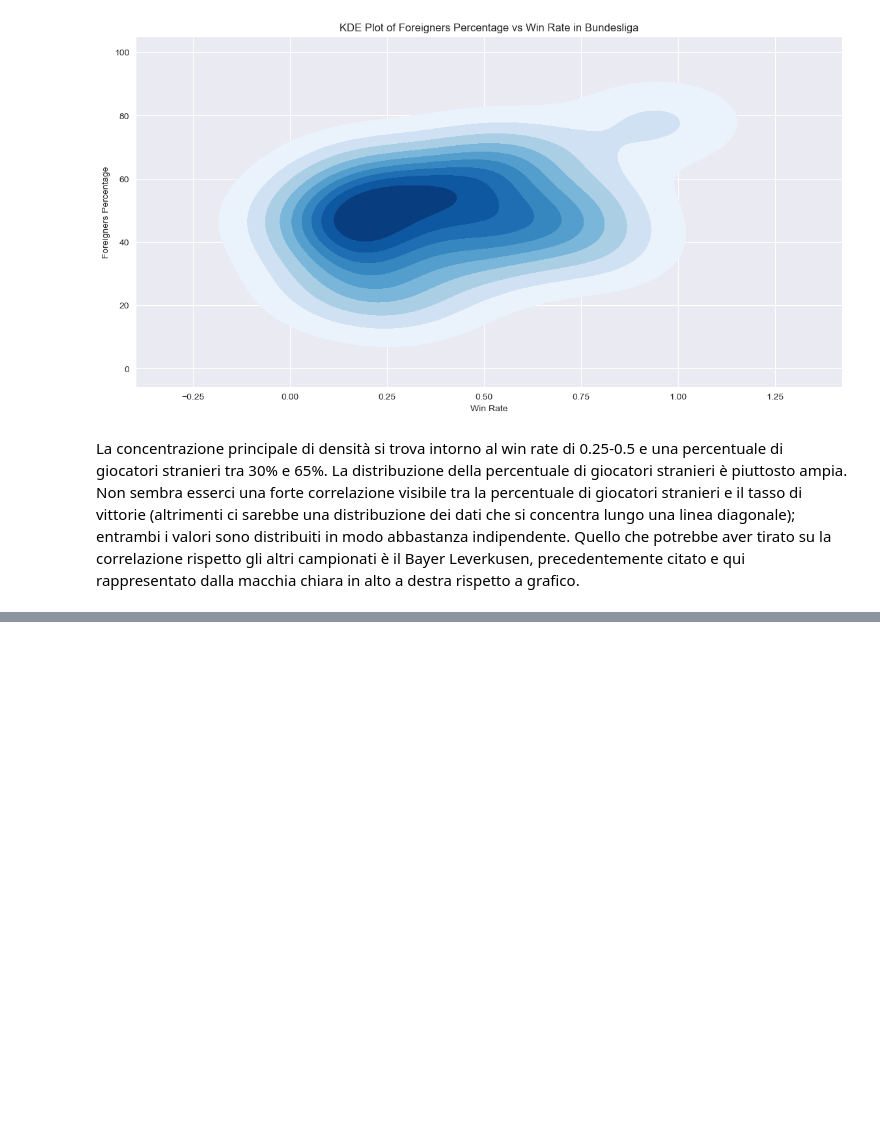
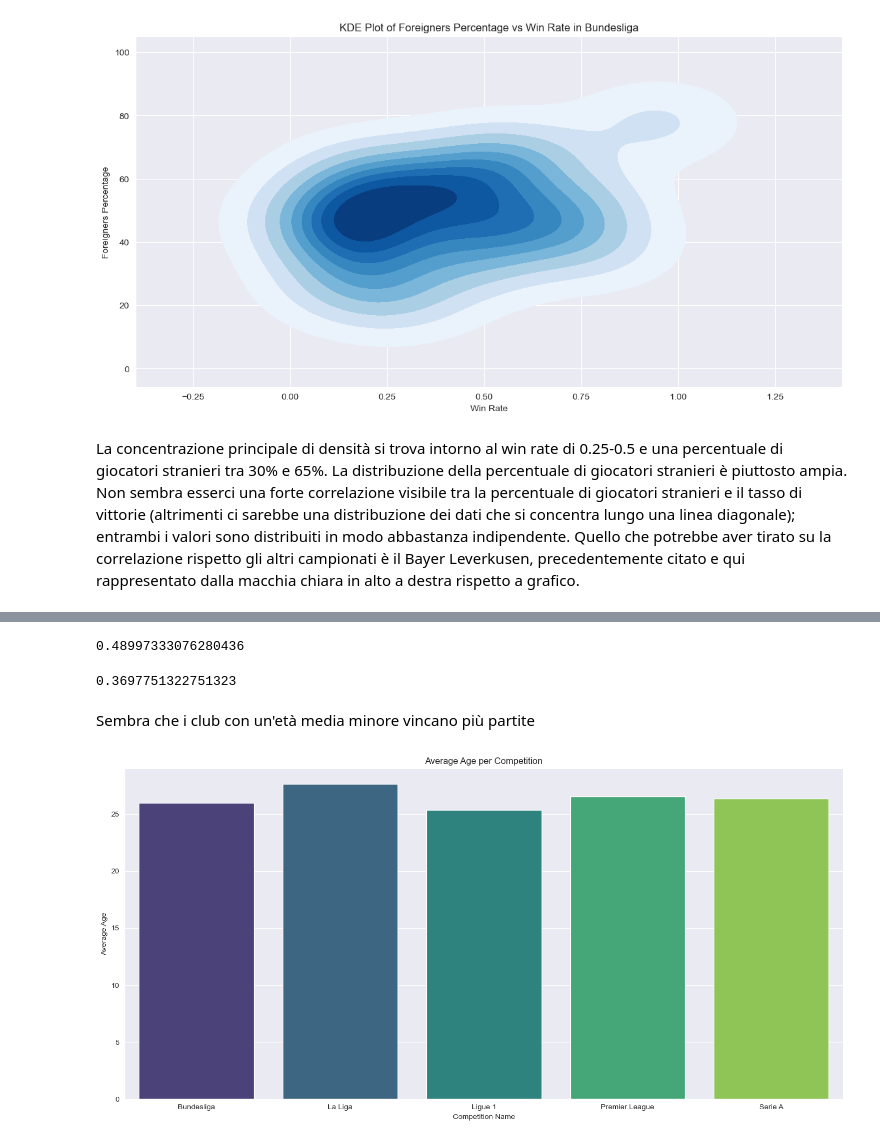
Before and after one commit to IUM-TWEB/Footbrawl, a Jupyter notebook: DataAnalytics/Clubs.ipynb, the cells around one changed output, grey strips where cells are left out. Saved outputs shown, nothing was run; the diff lists cells and outputs as text; code cells hidden in the pictures; blank space fills up the shorter version.

Commit message:
Added new analysis for club data on the correlation between a club's win rate and his average age

```diff
--- a/DataAnalytics/Clubs.ipynb
+++ b/DataAnalytics/Clubs.ipynb
@@ -681,0 +723,24 @@ Fare un analisi tenendo conto anche dell'età dei giocatori o della nazionalità
+# %%
+y_clubs_df['win_rate'].mean()
+# %% [output]
+0.48997333076280436
+# %%
+o_clubs_df['win_rate'].mean()
+# %% [output]
+0.3697751322751323
+# %% [markdown]
+Sembra che i club con un'età media minore vincano più partite
+# %%
+average_age_per_competition = clubs_df.groupby('domestic_competition_id')['average_age'].mean().reset_index()
+
+plt.figure(figsize=(14, 7))
+sns.barplot(x='domestic_competition_id', y='average_age', hue='domestic_competition_id', data=average_age_per_competition, palette='viridis', dodge=False, legend=False)
+
+plt.xlabel('Competition Name')
+plt.ylabel('Average Age')
+plt.title('Average Age per Competition')
+
+plt.tight_layout()
+plt.show()
+# %% [output]
+[figure, added]
```
Also changed, not shown: parts of 18 cells of this notebook.
